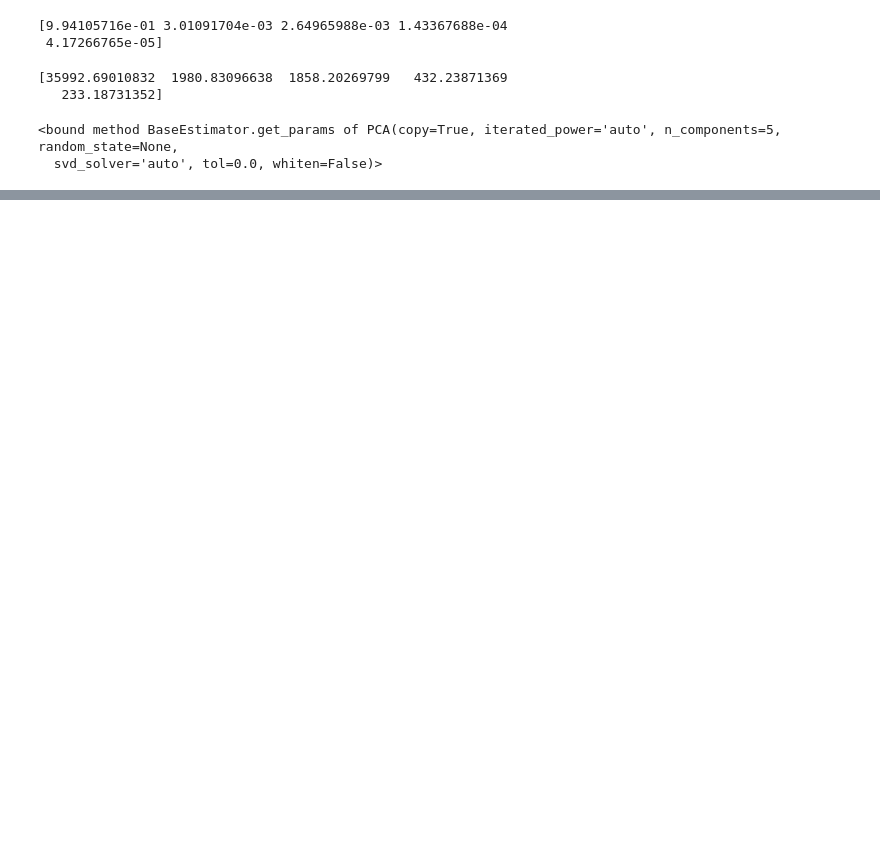
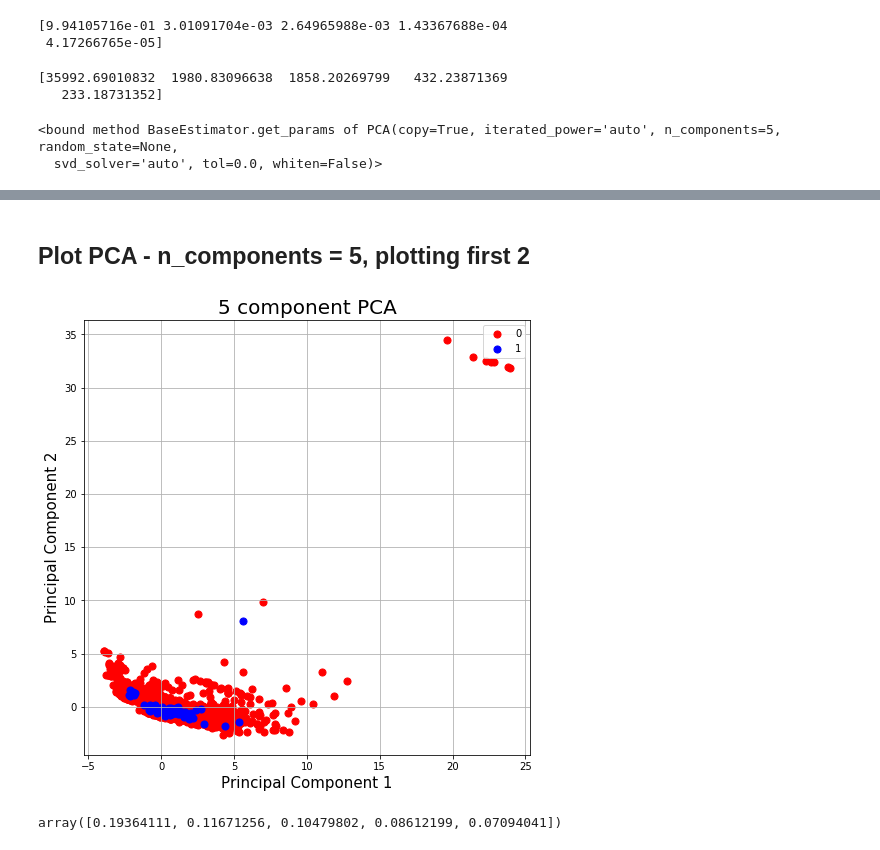
Before and after one commit to sbpforward/Airbnb-Criminal-Clusters, a Jupyter notebook: notebooks/cap-2.ipynb, the cells around one changed output, grey strips where cells are left out. Cells and saved outputs as stored; diff of their text form; code cells hidden in the pictures; blank space fills up the shorter version.

```diff
--- a/notebooks/cap-2.ipynb
+++ b/notebooks/cap-2.ipynb
@@ -880,0 +907,52 @@ array([[ 1.32245603e-04,  1.35721061e-04,  1.31306808e-04,
+# %% [markdown]
+## Plot PCA - n_components = 5, plotting first 2
+# %%
+from sklearn.preprocessing import StandardScaler
+
+features = ['price', 'weekly_price', 'monthly_price', 'accommodates', 'bathrooms', 'bedrooms', 'beds', 'minimum_nights',
+'maximum_nights', 'review_scores_rating', 'calculated_host_listings_count_entire_homes',
+'calculated_host_listings_count_private_rooms', 'calculated_host_listings_count_shared_rooms', 'host_loc_denver',
+'is_superhost', 'needs_license', 'in_top_10_neighbourhood', 'room_type_Entire home/apt', 'room_type_Private room',
+'room_type_Shared room', 'current_license', 'list_loc_denver']
+
+# Separating out the features
+x = num_df.loc[:, features].values
+
+# Separating out the target
+y = select_df.loc[:,['is_violating']].values
+
+# Standardizing the features
+x = StandardScaler().fit_transform(x)
+# %%
+from sklearn.decomposition import PCA
+
+pca = PCA(n_components=5)
+
+principalComponents = pca.fit_transform(x)
+
+principalDf = pd.DataFrame(data = principalComponents
+             , columns = ['principal component 1', 'principal component 2','principal component 3', 'principal component 4', 'principal component 5'])
+# %%
+pcaDf = pd.concat([principalDf, select_df[['is_violating']]], axis = 1)
+# %%
+fig = plt.figure(figsize = (8,8))
+ax = fig.add_subplot(1,1,1)
+ax.set_xlabel('Principal Component 1', fontsize = 15)
+ax.set_ylabel('Principal Component 2', fontsize = 15)
+ax.set_title('5 component PCA', fontsize = 20)
+targets = [0,1]
+colors = ['r', 'b']
+for target, color in zip(targets,colors):
+    indicesToKeep = pcaDf['is_violating'] == target
+    ax.scatter(pcaDf.loc[indicesToKeep, 'principal component 1']
+               , pcaDf.loc[indicesToKeep, 'principal component 2']
+               , c = color
+               , s = 50)
+ax.legend(targets)
+ax.grid()
+# %% [output]
+[figure, added]
+# %%
+pca.explained_variance_ratio_
+# %% [output]
+array([0.19364111, 0.11671256, 0.10479802, 0.08612199, 0.07094041])
```
Also changed, not shown: parts of 44 cells of this notebook, 3 other files.
